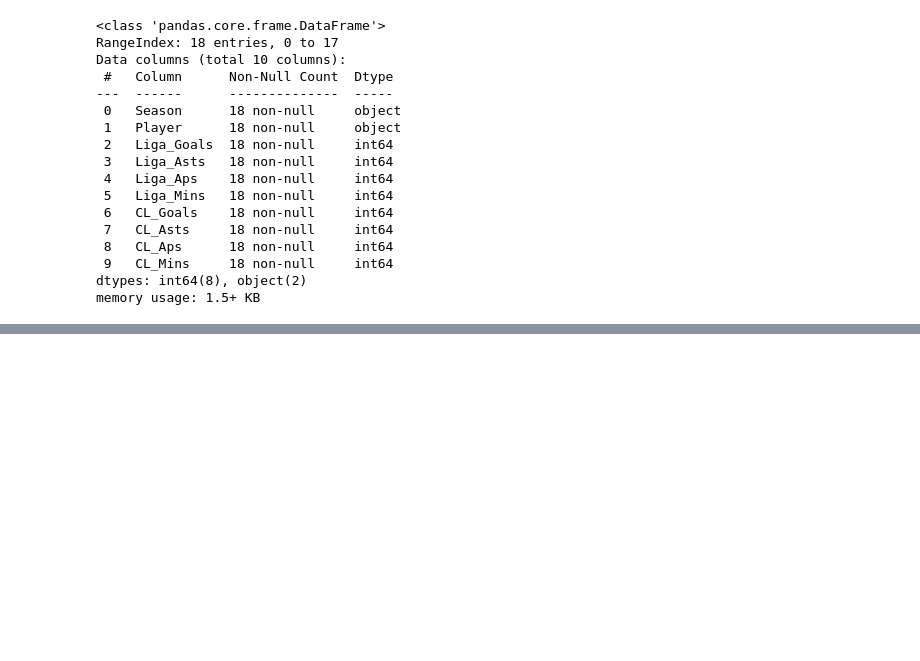
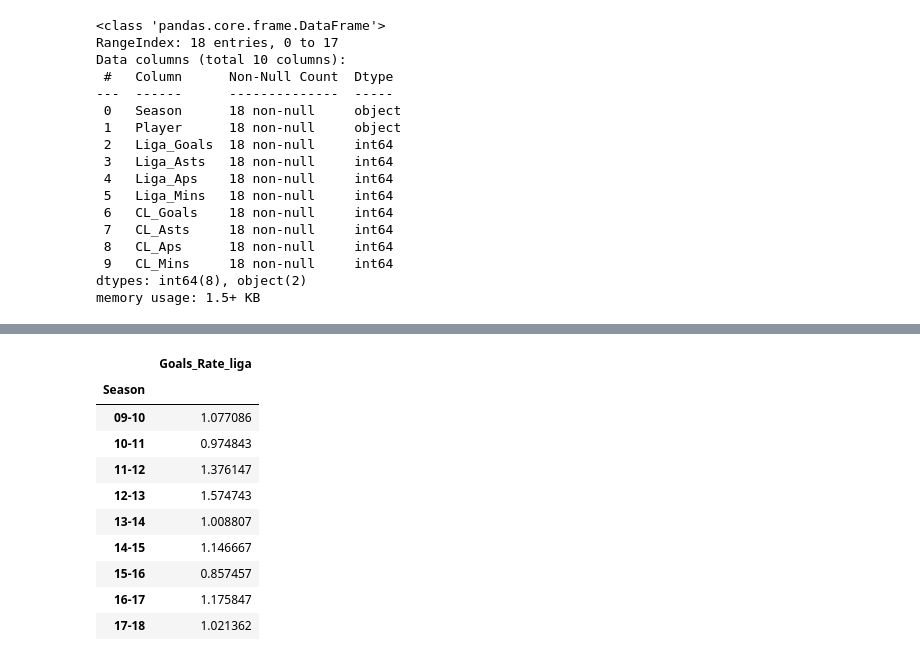
Before and after one commit to Paolo20224/Messi-Vs-Ronaldo-Stats, a Jupyter notebook: Messi__vs_CR7_stats.ipynb, the cells around one changed output, grey strips where cells are left out. Drawn from its saved outputs; the diff is of its cells as text; code cells hidden in the pictures; blank space fills up the shorter version.

```diff
--- a/Messi__vs_CR7_stats.ipynb
+++ b/Messi__vs_CR7_stats.ipynb
@@ -53,0 +78,19 @@ df2.head()
+# %%
+#A continuacion realizaremos un filtro sobre cada jugador y su media de anotacion por partido, en este caso para Messi
+df3=df2
+player_filter = df2['Player']== "Messi"
+df3 = df2.loc[player_filter, :]
+df3.sort_values(by=["Season"], ascending=False)
+df3.groupby(['Season'])[['Goals_Rate_liga']].mean()
+# %% [output]
+|  | Goals_Rate_liga |
+| Season |  |
+| 09-10 | 1.077086 |
+| 10-11 | 0.974843 |
+| 11-12 | 1.376147 |
+| 12-13 | 1.574743 |
+| 13-14 | 1.008807 |
+| 14-15 | 1.146667 |
+| 15-16 | 0.857457 |
+| 16-17 | 1.175847 |
+| 17-18 | 1.021362 |
```
Also changed, not shown: parts of 4 cells of this notebook.
